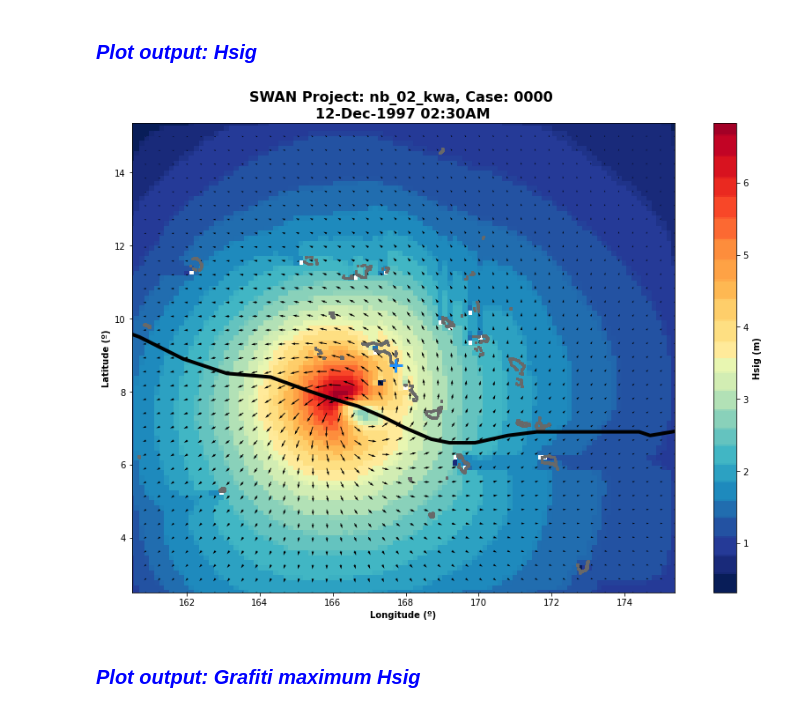
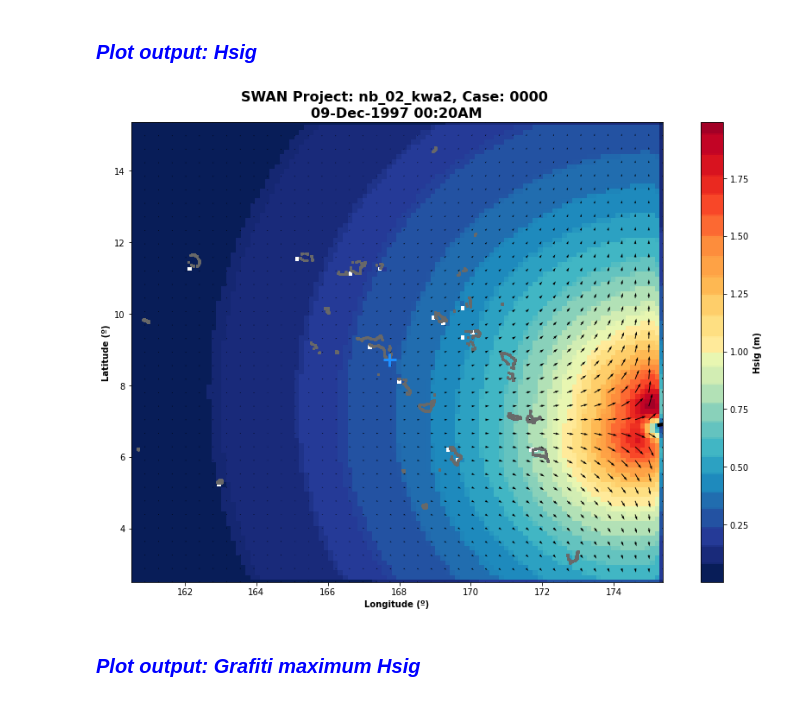
Before and after one commit to ripolln/hywaves, a Jupyter notebook: notebooks/hyswan/nb_02_Vortex_Historical.ipynb, the cells around one changed output. Cells and saved outputs as stored; diff of their text form; code cells hidden in the pictures.

Commit message:
notebook2 fully updated and tested (with partial storm execution. will be updated soon)

```diff
--- a/notebooks/hyswan/nb_02_Vortex_Historical.ipynb
+++ b/notebooks/hyswan/nb_02_Vortex_Historical.ipynb
@@ -163,7 +163,7 @@ sp.set_main_mesh(main_mesh)
 # lets cut inputh depth to a smaller area
 xds_bathy_nest = xds_bathy.sel(
     lon = slice(165, 170),
-    lat = slice(5, 10),
+    lat = slice(7, 10),
 )
 
 # get variables from bathymetry
@@ -289,6 +289,10 @@ st, time_input = historic_track_interpolation(
     great_circle=True
 )
 
+# [OPTIONAL] override SWAN storm case computational delta time (compute_deltc) parameter
+st.attrs['override_dtcomp'] = '20 MIN'
+
+
 # generate empty wave event
 we = pd.DataFrame(index=time_input, columns=['hs', 't02', 'dir', 'spr', 'U10', 'V10'])
 we['level'] = 0
@@ -333,9 +335,11 @@ plot_case_vortex_grafiti(sw, storm_track_list = [st]);
+# %%
+sw.run_cases()
 # %% [markdown]
 #### <span style="font-family: times, Times New Roman; font-size:15pt; font-style:italic; font-weight:bold; color:blue;">Plot output: Hsig
 # %%
-plot_case_output(sw, storm_track_list = [st], t_num=150);
+plot_case_output(sw, storm_track_list = [st], t_num=2);
 # %% [output]
-[figure, old version]
+[figure, new version]
 # %% [markdown]
 #### <span style="font-family: times, Times New Roman; font-size:15pt; font-style:italic; font-weight:bold; color:blue;">Plot output: Grafiti maximum Hsig
 # %%
```
Also changed, not shown: parts of 9 cells of this notebook.
